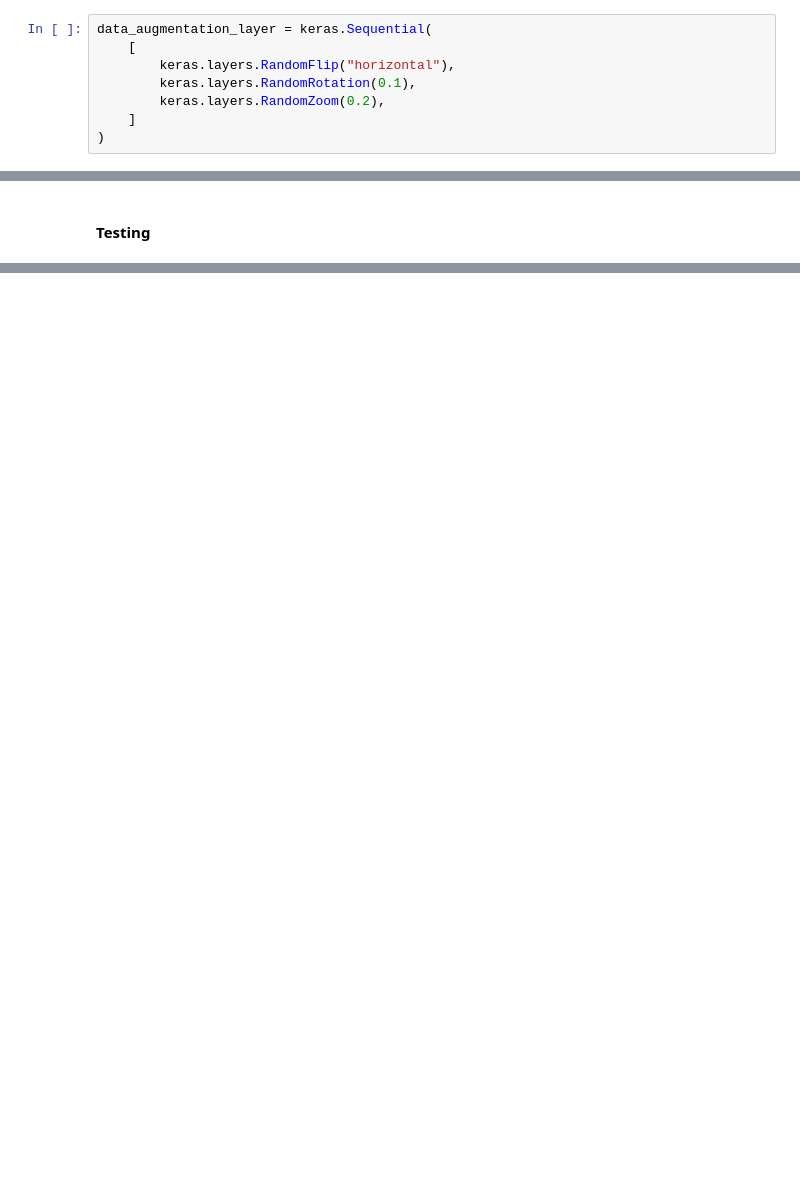
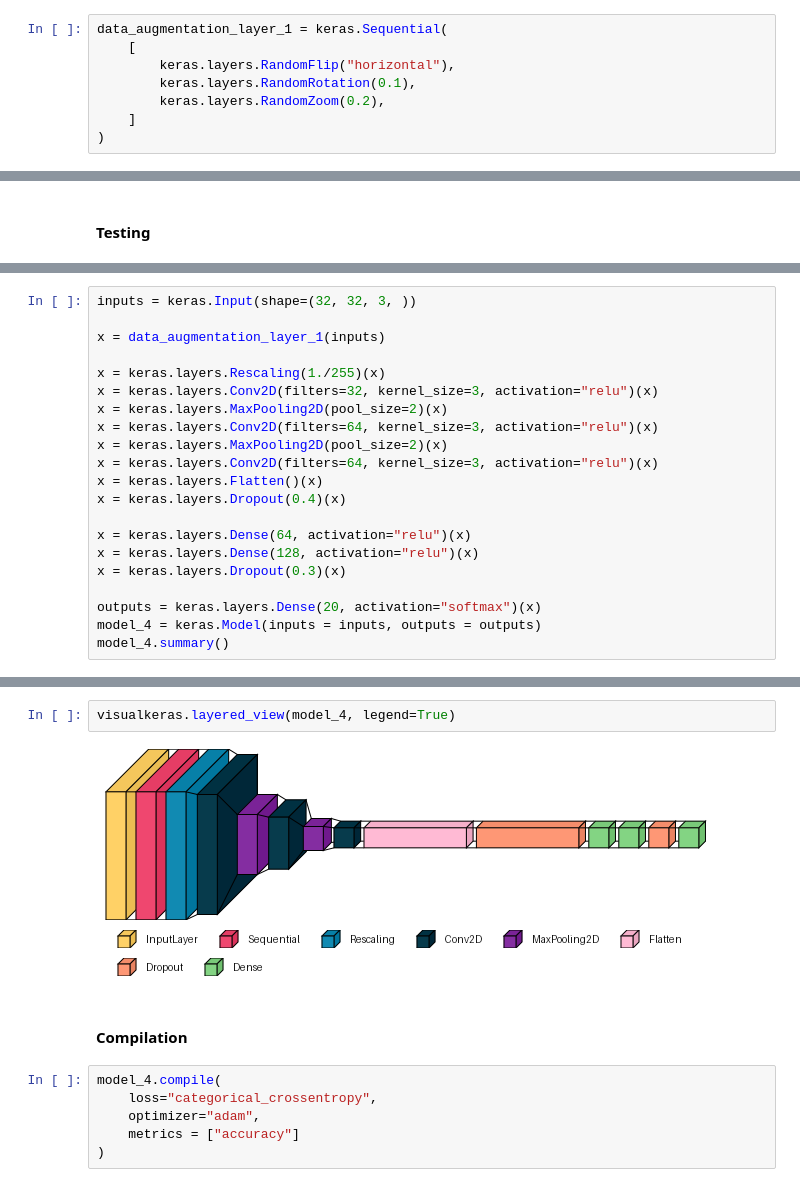
Before and after one commit to rubitopato/DL, a Jupyter notebook: main.ipynb, the cells around one changed output, grey strips where cells are left out. Cells and saved outputs as stored; diff of their text form; blank space fills up the shorter version.

```diff
--- a/main.ipynb
+++ b/main.ipynb
@@ -55,7 +67,7 @@ len(X_train), len(y_train), len(X_test), len(y_test)
 # %% [markdown]
 #### Creation
 # %%
-data_augmentation_layer = keras.Sequential(
+data_augmentation_layer_1 = keras.Sequential(
     [
         keras.layers.RandomFlip("horizontal"),
         keras.layers.RandomRotation(0.1),
@@ -111,0 +393,21 @@ model_1.evaluate(X_test, y_test)
+# %%
+inputs = keras.Input(shape=(32, 32, 3, ))
+
+x = data_augmentation_layer_1(inputs)
+
+x = keras.layers.Rescaling(1./255)(x)
+x = keras.layers.Conv2D(filters=32, kernel_size=3, activation="relu")(x)
+x = keras.layers.MaxPooling2D(pool_size=2)(x)
+x = keras.layers.Conv2D(filters=64, kernel_size=3, activation="relu")(x)
+x = keras.layers.MaxPooling2D(pool_size=2)(x)
+x = keras.layers.Conv2D(filters=64, kernel_size=3, activation="relu")(x)
+x = keras.layers.Flatten()(x)
+x = keras.layers.Dropout(0.4)(x)
+
+x = keras.layers.Dense(64, activation="relu")(x)
+x = keras.layers.Dense(128, activation="relu")(x)
+x = keras.layers.Dropout(0.3)(x)
+
+outputs = keras.layers.Dense(20, activation="softmax")(x)
+model_4 = keras.Model(inputs = inputs, outputs = outputs)
+model_4.summary()
@@ -111,0 +436,12 @@ model_1.evaluate(X_test, y_test)
+# %%
+visualkeras.layered_view(model_4, legend=True)
+# %% [output]
+[figure, added]
+# %% [markdown]
+#### Compilation
+# %%
+model_4.compile(
+    loss="categorical_crossentropy",
+    optimizer="adam",
+    metrics = ["accuracy"]
+)
```
Also changed, not shown: parts of 51 cells of this notebook, 4 other files.
